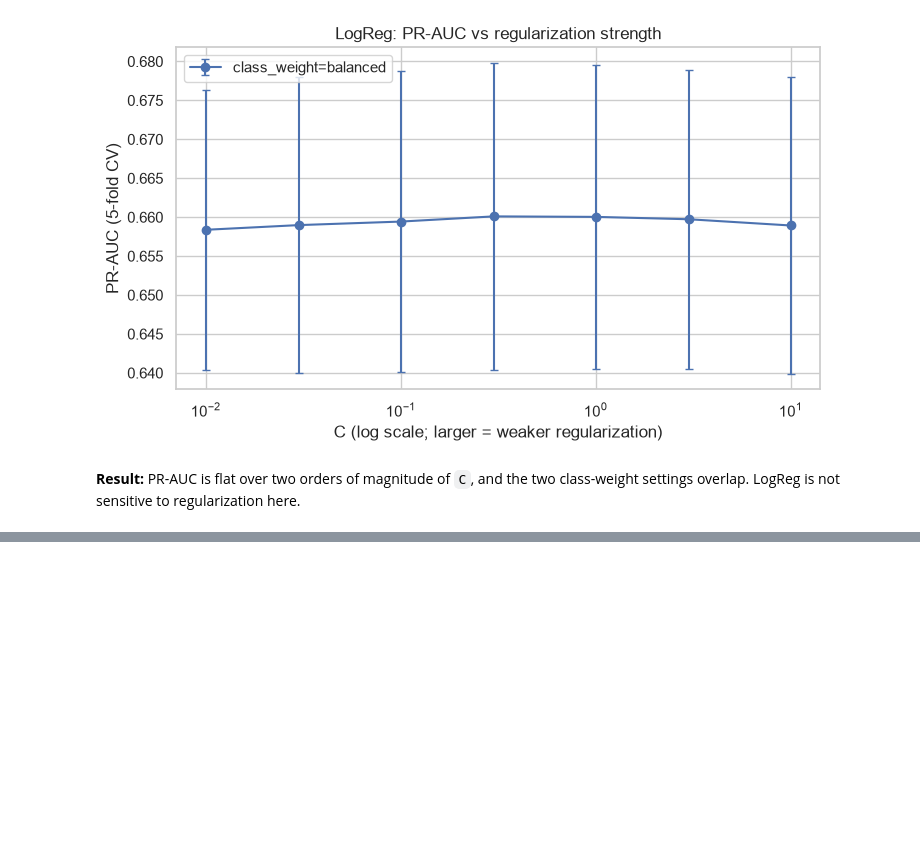
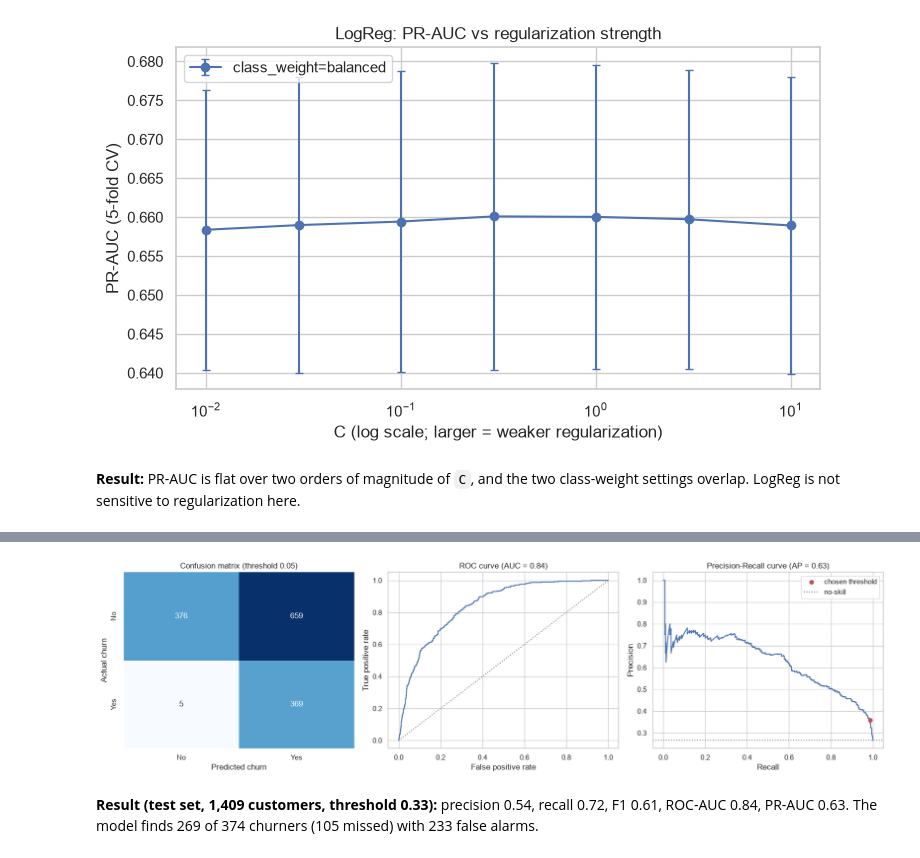
Before and after one commit to Sheyda-Fathi/customer-churn-prediction, a Jupyter notebook: notebooks/03_modeling.ipynb, the cells around one changed output, grey strips where cells are left out. Saved outputs shown, nothing was run; the diff lists cells and outputs as text; code cells hidden in the pictures; blank space fills up the shorter version.

```diff
--- a/notebooks/03_modeling.ipynb
+++ b/notebooks/03_modeling.ipynb
@@ -550,0 +778,28 @@ plt.show()
+# %%
+cm = np.array([[test_scores['tn'], test_scores['fp']],[test_scores['fn'], test_scores['tp']]])
+fig, axes = plt.subplots(1, 3, figsize=(17, 4.8))
+sns.heatmap(cm, annot=True, fmt='d', cmap='Blues', cbar=False,xticklabels=['No', 'Yes'], yticklabels=['No', 'Yes'], ax=axes[0])
+axes[0].set_title(f'Confusion matrix (threshold {final_threshold:.2f})')
+axes[0].set_xlabel('Predicted churn')
+axes[0].set_ylabel('Actual churn')
+fpr, tpr, _ = roc_curve(y_test, test_proba)
+axes[1].plot(fpr, tpr)
+axes[1].plot([0, 1], [0, 1], color='gray', linestyle=':')
+axes[1].set_title(f"ROC curve (AUC = {test_scores['roc_auc']:.2f})")
+axes[1].set_xlabel('False positive rate')
+axes[1].set_ylabel('True positive rate')
+
+prec, rec, _ = precision_recall_curve(y_test, test_proba)
+axes[2].plot(rec, prec)
+axes[2].scatter([test_scores['recall']], [test_scores['precision']],color='#C44E52', zorder=3, label='chosen threshold')
+axes[2].axhline(y_test.mean(), color='gray', linestyle=':', label='no-skill')
+axes[2].set_title(f"Precision-Recall curve (AP = {test_scores['pr_auc']:.2f})")
+axes[2].set_xlabel('Recall')
+axes[2].set_ylabel('Precision')
+axes[2].legend()
+save_fig('22_test_evaluation')
+plt.show()
+# %% [output]
+[figure, added]
+# %% [markdown]
+**Result (test set, 1,409 customers, threshold 0.33):** precision 0.54, recall 0.72, F1 0.61, ROC-AUC 0.84, PR-AUC 0.63. The model finds 269 of 374 churners (105 missed) with 233 false alarms.
```
Also changed, not shown: parts of 26 cells of this notebook, 12 other files.
